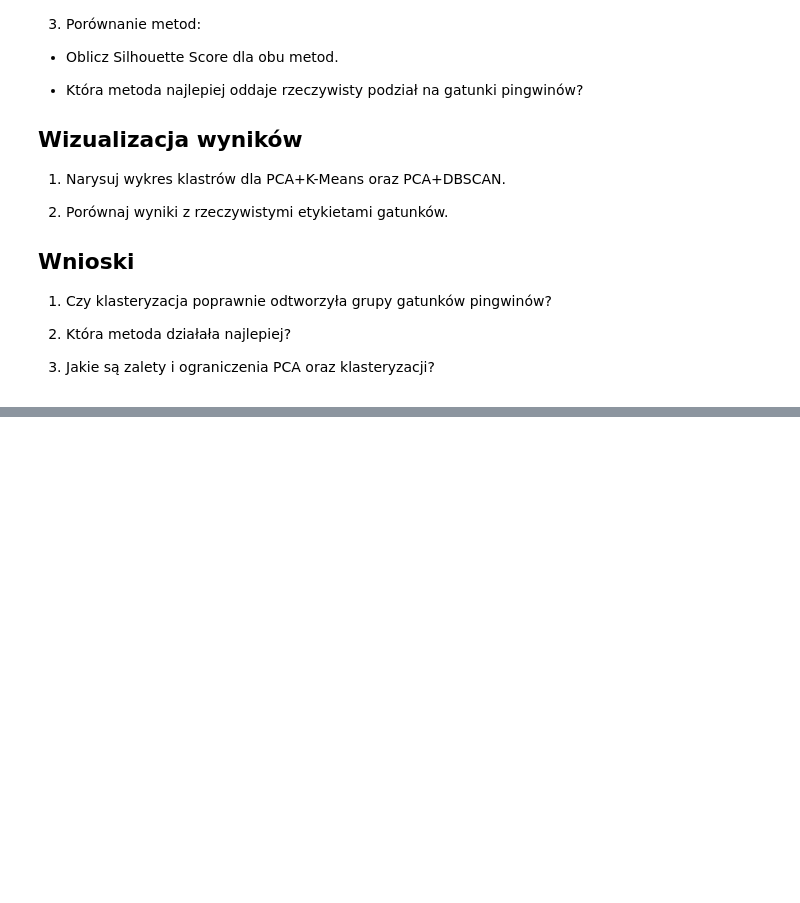
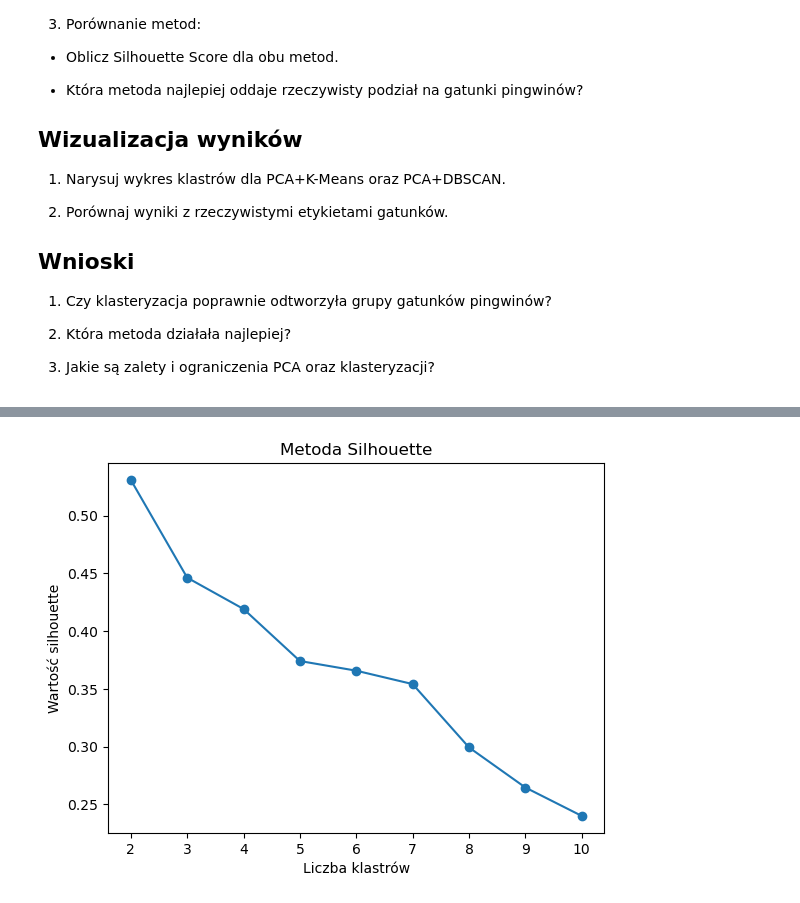
Before and after one commit to annlyd1986/labaJDA, a Jupyter notebook: codes/Laba27_homework.ipynb, the cells around one changed output, grey strips where cells are left out. Saved outputs shown, nothing was run; the diff lists cells and outputs as text; code cells hidden in the pictures; blank space fills up the shorter version.

```diff
--- a/codes/Laba27_homework.ipynb
+++ b/codes/Laba27_homework.ipynb
@@ -63,0 +133,30 @@ penguins.head()
+# %%
+
+# Wybór cech do klasteryzacji
+Klasteryzacja = Kolumny_numeryczne
+scaler = StandardScaler()
+scaled = scaler.fit_transform(Klasteryzacja)
+
+k_values = range(2, 11)
+
+def plotuj_silhouette(df, k_values = range(2,11)):
+    silhouettes = []
+    for k in k_values:
+        kmeans = KMeans(n_clusters=k, random_state=42)
+        silhouettes.append(silhouette_score(df, kmeans.fit_predict(df)))
+
+# Wizualizacja metody Silhouette na wykresie.
+    plt.plot(k_values, silhouettes, marker='o')
+    plt.xlabel('Liczba klastrów')
+    plt.ylabel('Wartość silhouette')
+    plt.title('Metoda Silhouette')
+    plt.show()
+
+plotuj_silhouette(scaled, k_values=range(2,11))
+
+# Przypisanie klastrów do danych
+optimal_k = 2
+kmeans = KMeans(n_clusters=optimal_k, random_state=42)
+Kolumny_numeryczne['cluster_kmeans'] = kmeans.fit_predict(scaled)
+# %% [output]
+[figure, added]
```
Also changed, not shown: parts of 7 cells of this notebook.
